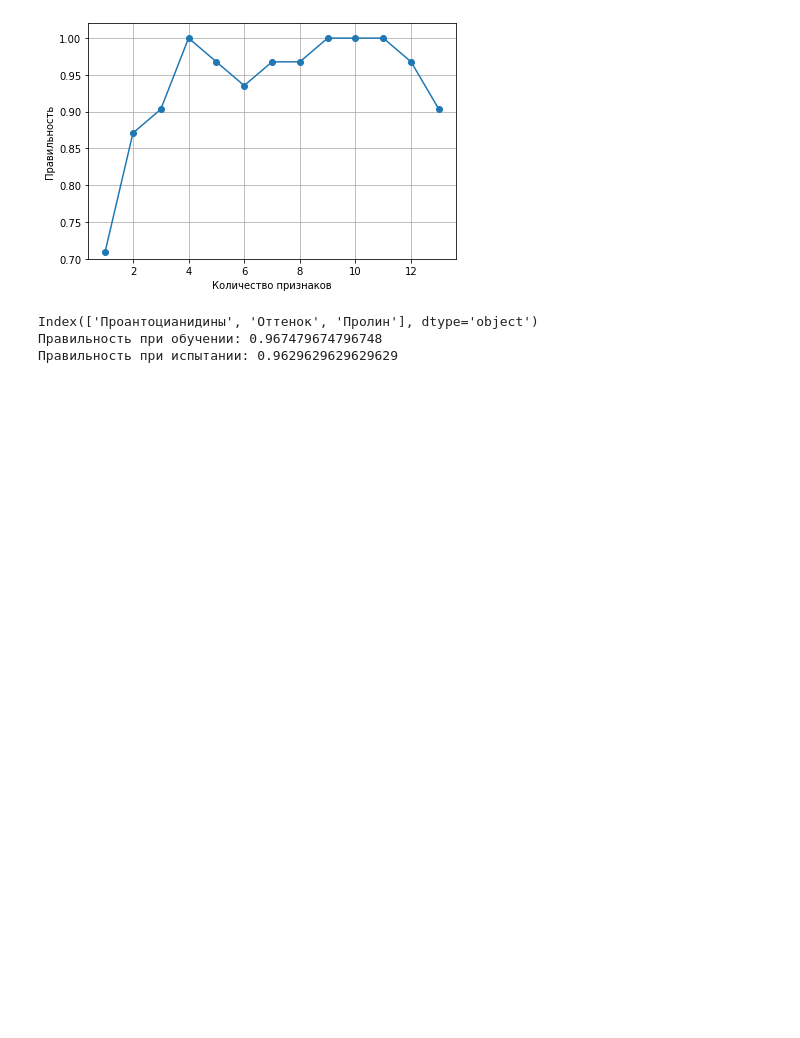
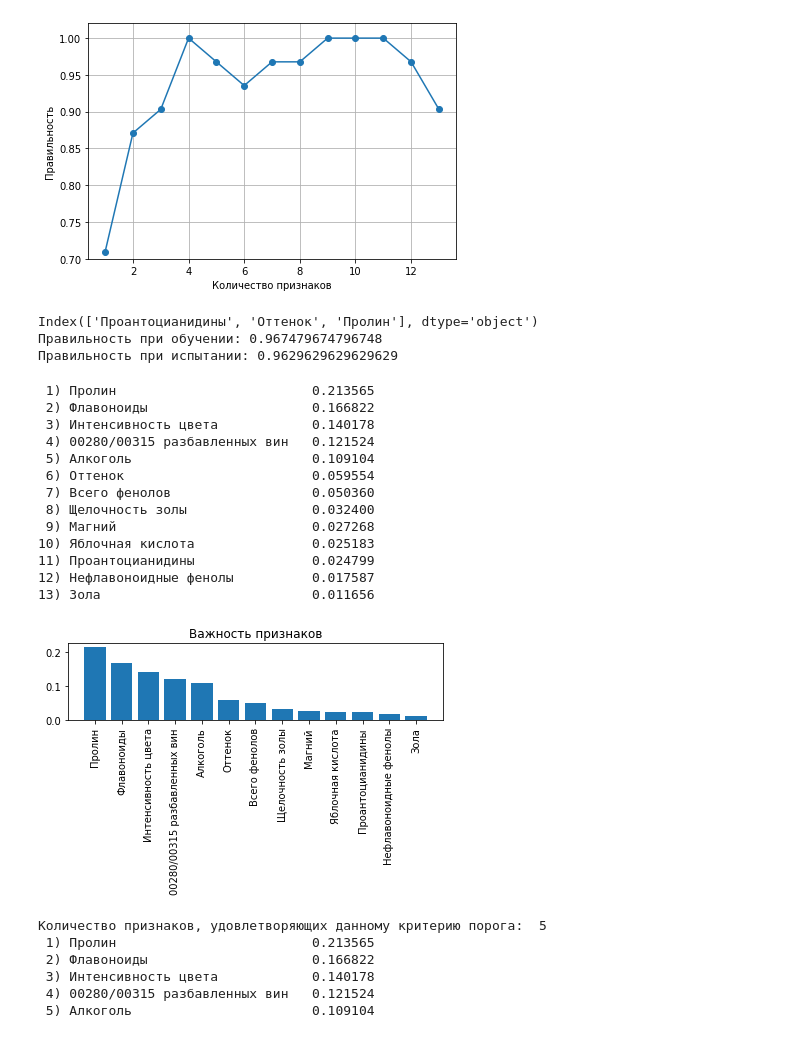
Before and after one commit to maxcool73/pml, a Jupyter notebook: datapreprocessing/datapreprocessing.ipynb, the cells around one changed output. Drawn from its saved outputs; the diff is of its cells as text; code cells hidden in the pictures; blank space fills up the shorter version.

Commit message:
datapreprocessing4

```diff
--- a/datapreprocessing/datapreprocessing.ipynb
+++ b/datapreprocessing/datapreprocessing.ipynb
@@ -215,8 +215,8 @@ df
 | 1 | red | 13.5 | class1 | 1 | 0 |
 | 2 | blue | 15.3 | class2 | 1 | 1 |
 # %%
-# df_wine = pd.read_csv(r'C:\Users\maxim.korolev\PycharmProjects\pml\datapreprocessing\wine.data')
-df_wine = pd.read_csv('/home/user/Документы/Projects/Python/pml/datapreprocessing/wine.data')
+df_wine = pd.read_csv(r'C:\Users\maxim.korolev\PycharmProjects\pml\datapreprocessing\wine.data')
+# df_wine = pd.read_csv('/home/user/Документы/Projects/Python/pml/datapreprocessing/wine.data')
 df_wine.columns = ['Метка класса', 'Алкоголь',
                    # 'Class label', 'Alcohol'
                    'Яблочная кислота', 'Зола',
@@ -392,3 +392,49 @@ knn.score(X_test_std, y_test))
 Index(['Проантоцианидины', 'Оттенок', 'Пролин'], dtype='object')
 Правильность при обучении: 0.967479674796748
 Правильность при испытании: 0.9629629629629629
+# %%
+from sklearn.ensemble import RandomForestClassifier
+
+feat_labels = df_wine.columns[1:]
+forest = RandomForestClassifier(n_estimators=500, random_state=1)
+forest.fit(X_train, y_train)
+importances = forest.feature_importances_
+indices = np.argsort(importances)[:: -1]
+for f in range(X_train.shape[1]):
+    print("%2d) %-*s %f" % (f + 1, 30, feat_labels[indices[f]], importances[indices[f]]))
+plt.title( 'Важность признаков')
+plt.bar(range(X_train.shape[1]), importances[indices], align='center' )
+plt.xticks(range(X_train.shape[1]), feat_labels[indices], rotation=90)
+plt.xlim([-1, X_train.shape[1]])
+plt.tight_layout()
+plt.show()
+# %% [output]
+ 1) Пролин                         0.213565
+ 2) Флавоноиды                     0.166822
+ 3) Интенсивность цвета            0.140178
+ 4) 00280/00315 разбавленных вин   0.121524
+ 5) Алкоголь                       0.109104
+ 6) Оттенок                        0.059554
+ 7) Всего фенолов                  0.050360
+ 8) Щелочность золы                0.032400
+ 9) Магний                         0.027268
+10) Яблочная кислота               0.025183
+11) Проантоцианидины               0.024799
+12) Нефлавоноидные фенолы          0.017587
+13) Зола                           0.011656
+[figure, added]
+# %%
+from sklearn.feature_selection import SelectFromModel
+
+sfrn = SelectFromModel(forest, threshold=0.1, prefit=True)
+X_selected = sfrn.transform(X_train)
+print('Количество признаков, удовлетворяющих данному критерию порога: ' , X_selected.shape[1])
+for f in range (X_selected. shape [1]):
+    print("%2d) %-*s %f" % (f + 1, 30, feat_labels[indices[f]], importances[indices[f]]))
+# %% [output]
+Количество признаков, удовлетворяющих данному критерию порога:  5
+ 1) Пролин                         0.213565
+ 2) Флавоноиды                     0.166822
+ 3) Интенсивность цвета            0.140178
+ 4) 00280/00315 разбавленных вин   0.121524
+ 5) Алкоголь                       0.109104
```
Also changed, not shown: parts of 3 cells of this notebook, 2 other files.
